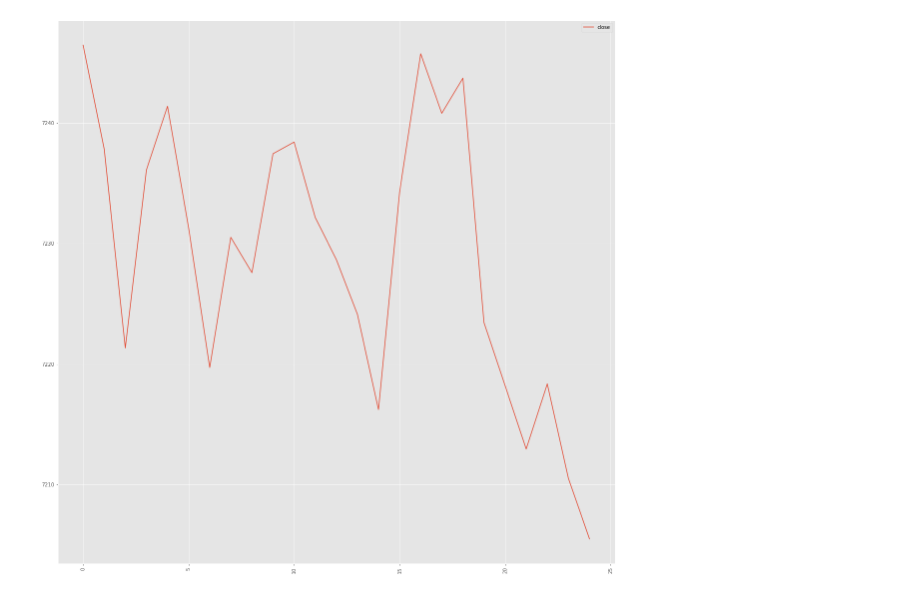
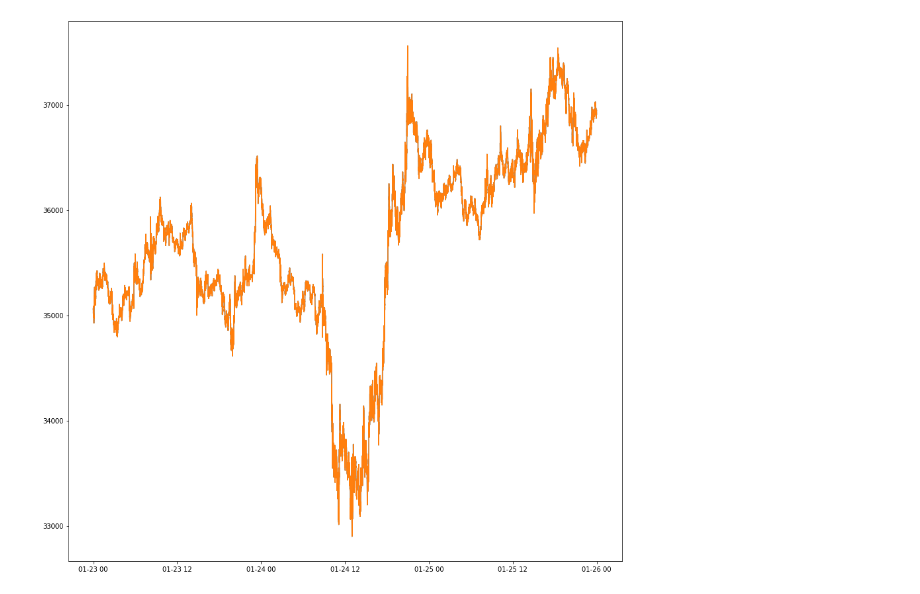
Before and after one commit to rohith2506/aifm, a Jupyter notebook: Imbalance bars.ipynb, the cells around one changed output. Saved outputs shown, nothing was run; the diff lists cells and outputs as text; code cells hidden in the pictures.

```diff
--- a/Imbalance bars.ipynb
+++ b/Imbalance bars.ipynb
@@ -32,2 +26,2 @@ df = pd.DataFrame(bitmex_trade_data)
 # %%
-df.head
+data_time_group = data_index.groupby(pd.Grouper(freq='15Min'))
@@ -52,3 +28,4 @@ df.head
 # %%
-df.columns
+data_time_vwap = data_time_group.apply(compute_vwap)
+data_time_vwap
 # %% [output]
@@ -65,8 +51,15 @@ plt.show()
 # %%
-# Get tick bars
-def get_tick_bars(df):
-    sample_size = 30
-    new_df = df.groupby(df.index // sample_size).mean()
-    return new_df
+num_time_bars = len(data_time_group)
 # %%
-new_df = get_tick_bars(df)
+# Compute tick bars
+num_ticks_per_bar = len(data) / num_time_bars
+num_ticks_per_bar = round(num_ticks_per_bar, -3)
+
+data_tick_group = data.reset_index().assign(grpId = lambda row: row.index // num_ticks_per_bar)
+data_tick_vwap = data_tick_group.groupby('grpId').apply(compute_vwap)
+data_tick_vwap.set_index('timestamp', inplace=True)
+
+data_tick_vwap.drop('index', axis=1, inplace=True)
+data_tick_vwap.drop('grpId', axis=1, inplace=True)
+
+data_tick_vwap = data_tick_vwap.reset_index().set_index('timestamp', drop=False)
@@ -73,7 +72,10 @@ new_df = get_tick_bars(df)
 # %%
-new_df.plot(y = 'close', figsize=(20,20), use_index=True)
-plt.xticks(rotation=90)
+from matplotlib import pyplot as plt
+
+plt.figure(figsize=(15,15))
+plt.plot(data_time_vwap['timestamp'], data_time_vwap['price'])
+plt.plot(data_tick_vwap['timestamp'], data_tick_vwap['price'])
 plt.show()
 # %% [output]
-[figure, old version]
+[figure, new version]
 # %%
```
Also changed, not shown: parts of 20 cells of this notebook, 4 other files.
